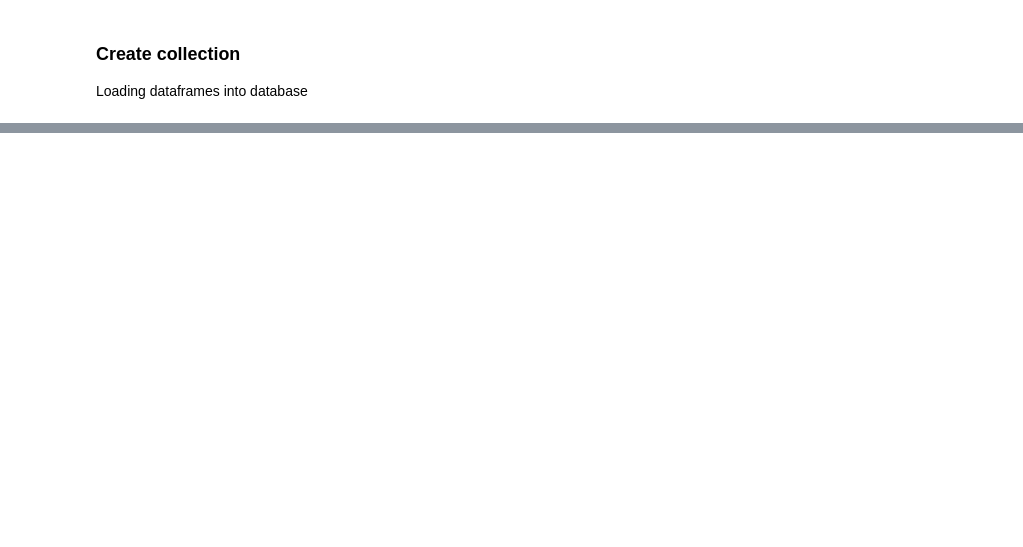
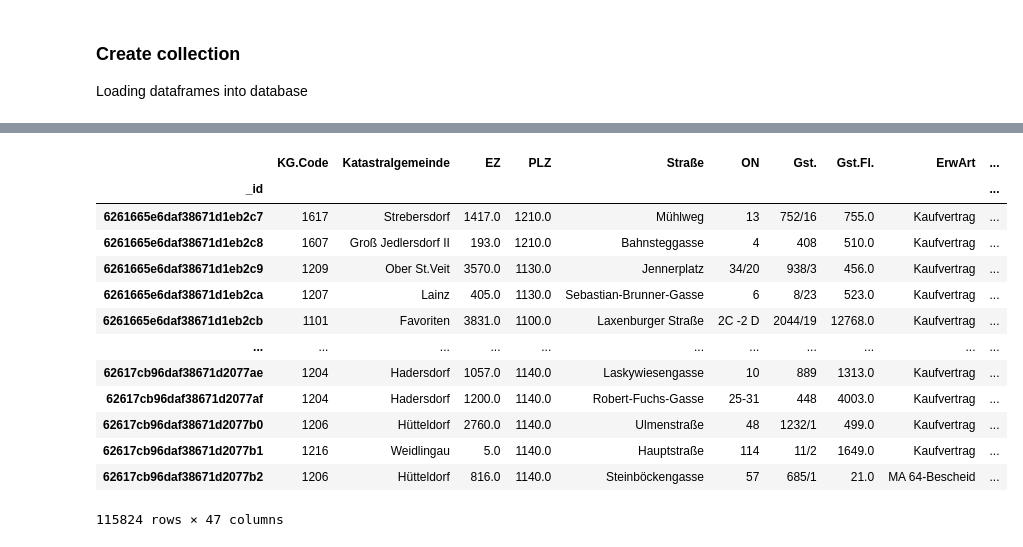
Before and after one commit to jirn073-76/Project_Concrete, a Jupyter notebook: Project_Concrete.ipynb, the cells around one changed output, grey strips where cells are left out. Saved outputs shown, nothing was run; the diff lists cells and outputs as text; code cells hidden in the pictures; blank space fills up the shorter version.

```diff
--- a/Project_Concrete.ipynb
+++ b/Project_Concrete.ipynb
@@ -131,5 +151,5 @@ print(db.list_collection_names())
 # %%
-#check if colletion has content
+#check if collection has content
 
 # unemploymentData
 unemp_col = db["unemploymentData"]
@@ -139,15 +159,22 @@ for data in y:
     print(data)
 
 # populationGrowth
-# unemp_col = db["populationGrowth"]
-# y = unemp_col.find()
+populationGrowth_col = db["populationGrowth"]
+# y = populationGrowth_col.find()
 #
 # for data in y:
 #     print(data)
 
 # realEstateVienna
-# unemp_col = db["realEstateVienna"]
-# y = unemp_col.find()
+realEstateVienna_col = db["realEstateVienna"]
+# y = realEstateVienna_col.find()
 #
 # for data in y:
 #     print(data)
+
+# netIncomeVienna
+netIncomeVienna_col = db["netIncomeVienna"]
+# y = netIncomeVienna_col.find()
+#
+# for data in y:
+#     print(data)
@@ -178,0 +248,20 @@ unemployment_df
+# %%
+#real estate vienna
+realEstateVienna_fromDb = pd.DataFrame(list(realEstateVienna_col.find()))
+realEstateVienna_fromDb = realEstateVienna_fromDb.set_index("_id")
+realEstateVienna_fromDb
+# %% [output]
+|  | KG.Code | Katastralgemeinde | EZ | PLZ | Straße | ON | Gst. | Gst.Fl. | ErwArt | ... |
+| _id |  |  |  |  |  |  |  |  |  | ... |
+| 6261665e6daf38671d1eb2c7 | 1617 | Strebersdorf | 1417.0 | 1210.0 | Mühlweg | 13 | 752/16 | 755.0 | Kaufvertrag | ... |
+| 6261665e6daf38671d1eb2c8 | 1607 | Groß Jedlersdorf II | 193.0 | 1210.0 | Bahnsteggasse | 4 | 408 | 510.0 | Kaufvertrag | ... |
+| 6261665e6daf38671d1eb2c9 | 1209 | Ober St.Veit | 3570.0 | 1130.0 | Jennerplatz | 34/20 | 938/3 | 456.0 | Kaufvertrag | ... |
+| 6261665e6daf38671d1eb2ca | 1207 | Lainz | 405.0 | 1130.0 | Sebastian-Brunner-Gasse | 6 | 8/23 | 523.0 | Kaufvertrag | ... |
+| 6261665e6daf38671d1eb2cb | 1101 | Favoriten | 3831.0 | 1100.0 | Laxenburger Straße | 2C -2 D | 2044/19 | 12768.0 | Kaufvertrag | ... |
+| ... | ... | ... | ... | ... | ... | ... | ... | ... | ... | ... |
+| 62617cb96daf38671d2077ae | 1204 | Hadersdorf | 1057.0 | 1140.0 | Laskywiesengasse | 10 | 889 | 1313.0 | Kaufvertrag | ... |
+| 62617cb96daf38671d2077af | 1204 | Hadersdorf | 1200.0 | 1140.0 | Robert-Fuchs-Gasse | 25-31 | 448 | 4003.0 | Kaufvertrag | ... |
+| 62617cb96daf38671d2077b0 | 1206 | Hütteldorf | 2760.0 | 1140.0 | Ulmenstraße | 48 | 1232/1 | 499.0 | Kaufvertrag | ... |
+| 62617cb96daf38671d2077b1 | 1216 | Weidlingau | 5.0 | 1140.0 | Hauptstraße | 114 | 11/2 | 1649.0 | Kaufvertrag | ... |
+| 62617cb96daf38671d2077b2 | 1206 | Hütteldorf | 816.0 | 1140.0 | Steinböckengasse | 57 | 685/1 | 21.0 | MA 64-Bescheid | ... |
+115824 rows × 47 columns
```
Also changed, not shown: parts of 10 cells of this notebook, 1 other file.
